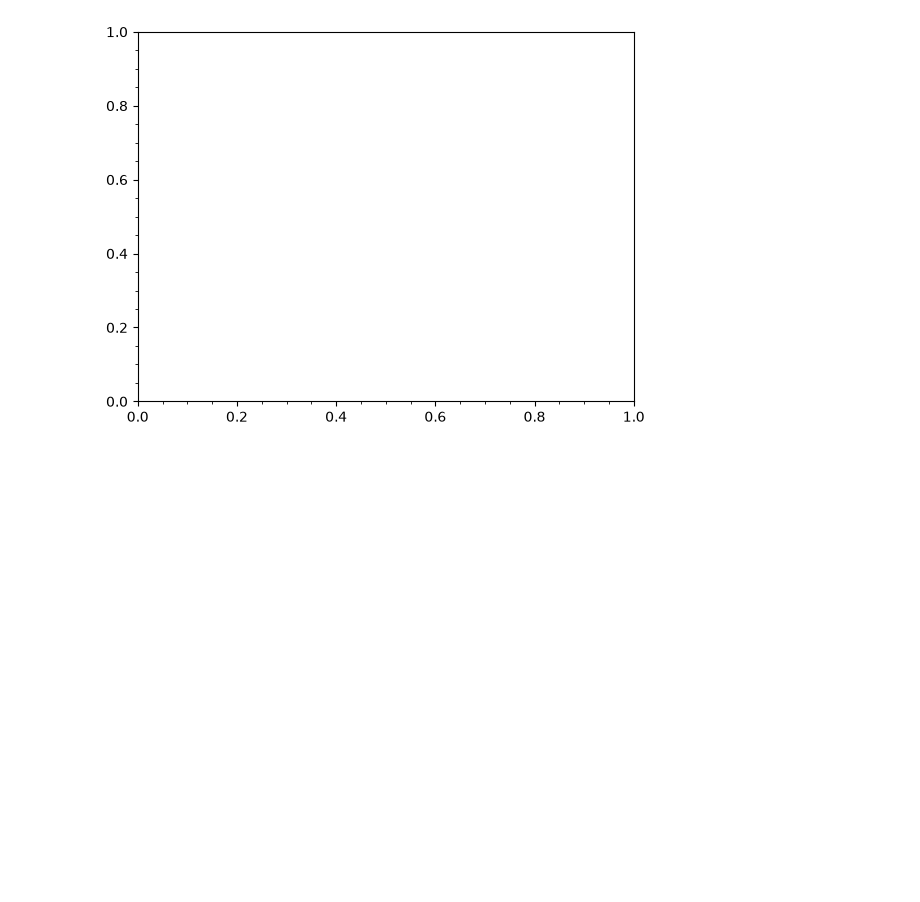
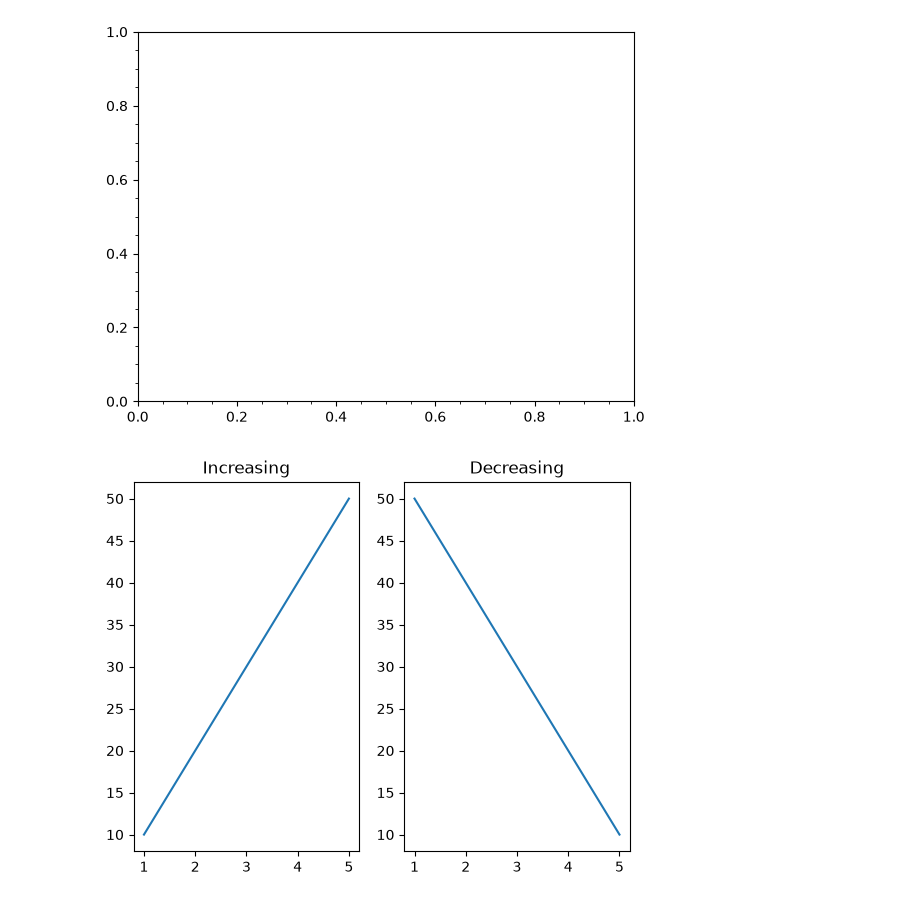
Before and after one commit to NazmullSyntax/data_visulazation, a Jupyter notebook: demo.ipynb, the cells around one changed output. Drawn from its saved outputs; the diff is of its cells as text; code cells hidden in the pictures; blank space fills up the shorter version.

```diff
--- a/demo.ipynb
+++ b/demo.ipynb
@@ -73,3 +73,31 @@ plt.subplot(111)
 # %% [output]
 <Axes: >
 [figure]
+# %%
+import matplotlib.pyplot as plt
+
+
+# Data
+x = [1,2,3,4,5]
+
+y1 = [10,20,30,40,50]
+
+y2 = [50,40,30,20,10]
+
+
+# create subplot
+plt.subplot(1,2,1)   # 1 row, 2 columns, first plot
+plt.plot(x,y1)
+
+plt.title("Increasing")
+
+
+plt.subplot(1,2,2)   # second plot
+plt.plot(x,y2)
+
+plt.title("Decreasing")
+
+
+plt.show()
+# %% [output]
+[figure, added]
```
